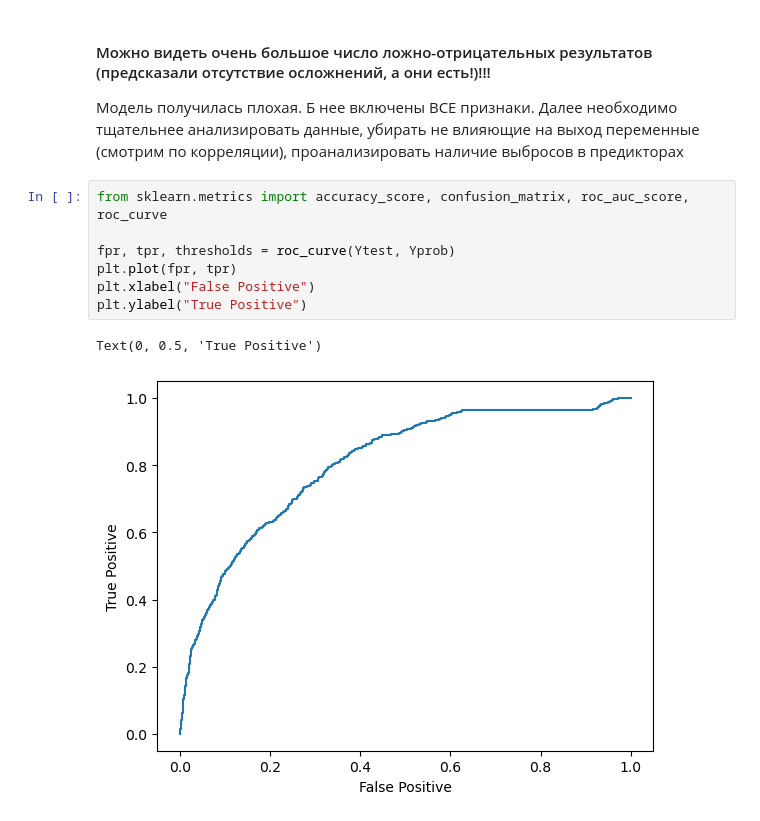
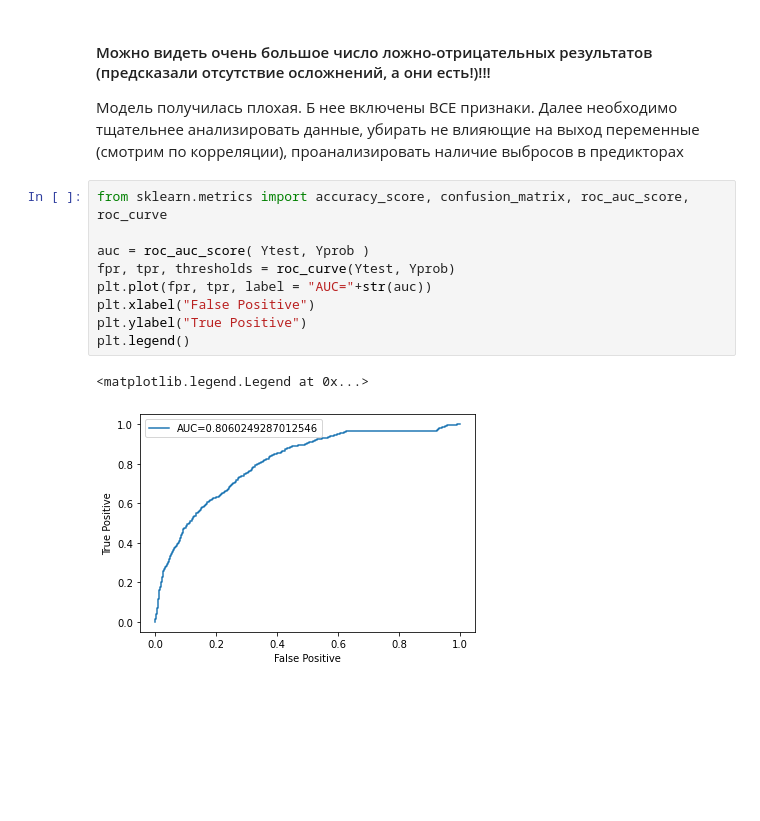
Before and after one commit to Letch49/ML_VVSU_2023, a Jupyter notebook: lec05/lec05.ipynb, the cells around one changed output. Drawn from its saved outputs; the diff is of its cells as text; blank space fills up the shorter version.

```diff
--- a/lec05/lec05.ipynb
+++ b/lec05/lec05.ipynb
@@ -586,10 +587,12 @@ plt.show()
 # %%
 from sklearn.metrics import accuracy_score, confusion_matrix, roc_auc_score, roc_curve
 
+auc = roc_auc_score( Ytest, Yprob )
 fpr, tpr, thresholds = roc_curve(Ytest, Yprob)
-plt.plot(fpr, tpr)
+plt.plot(fpr, tpr, label = "AUC="+str(auc))
 plt.xlabel("False Positive")
 plt.ylabel("True Positive")
+plt.legend()
 # %% [output]
-Text(0, 0.5, 'True Positive')
+<matplotlib.legend.Legend at 0x...>
-[figure, old version]
+[figure, new version]
```
Also changed, not shown: parts of 3 cells of this notebook.
